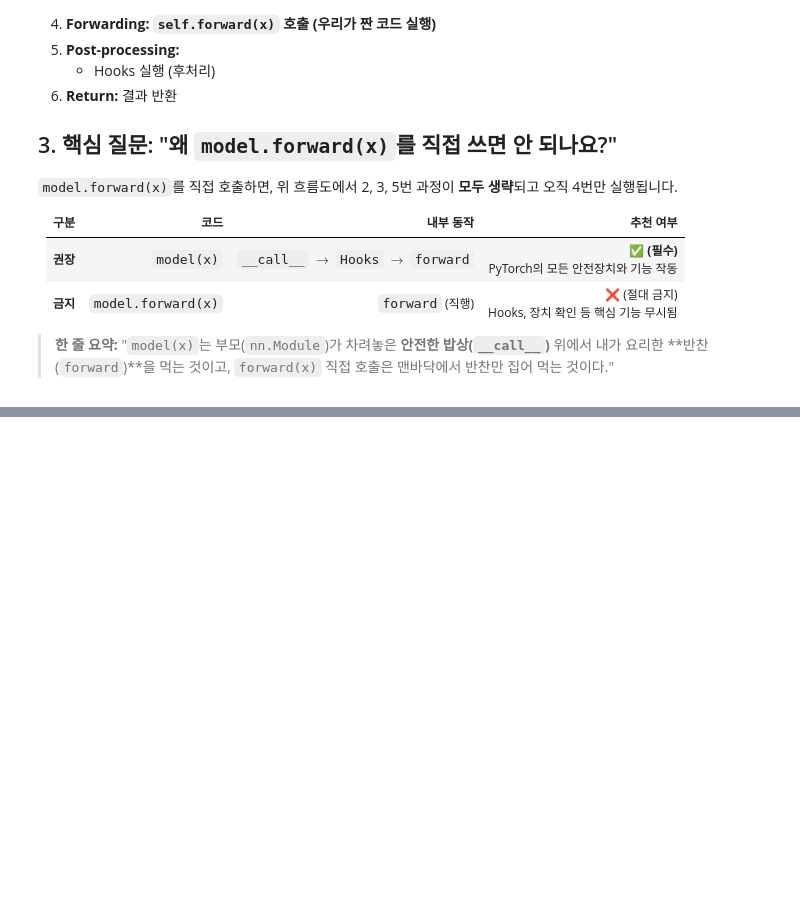
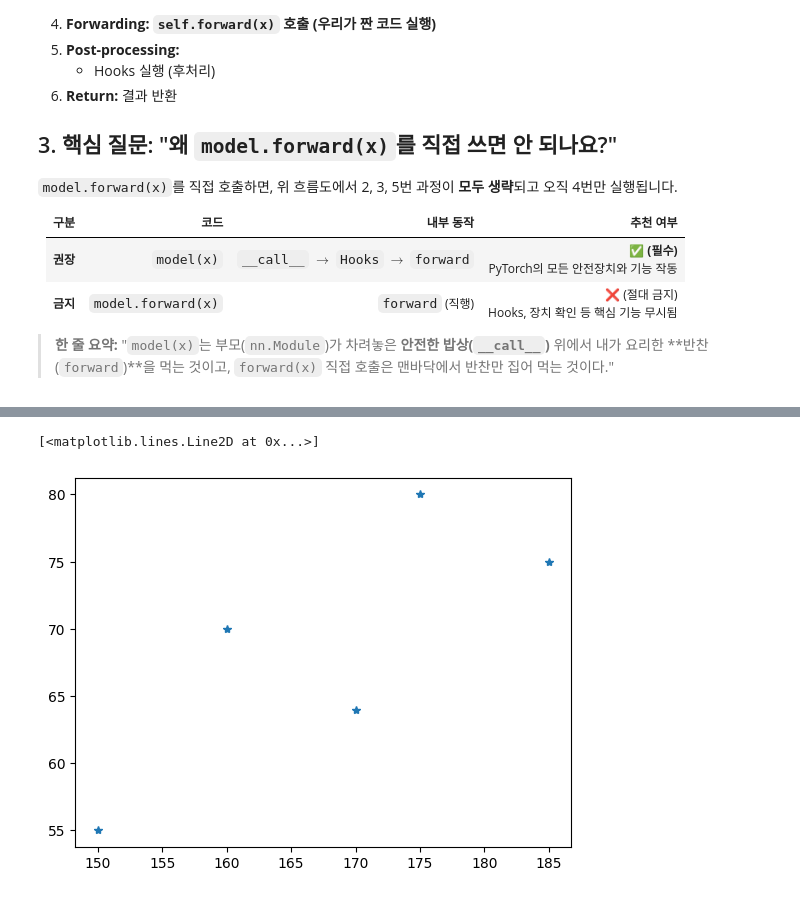
Before and after one commit to hajonghyun/installPytorch_study, a Jupyter notebook: 3_torch_Linear.ipynb, the cells around one changed output, grey strips where cells are left out. Cells and saved outputs as stored; diff of their text form; code cells hidden in the pictures; blank space fills up the shorter version.

```diff
--- a/3_torch_Linear.ipynb
+++ b/3_torch_Linear.ipynb
@@ -523,0 +577,8 @@ class FlowModel(nn.Module):
+# %%
+x=torch.tensor([150,160,170,175,185.]) # 키
+y=torch.tensor([55,70,64,80,75.]) # 몸무게
+N=len(x)
+plt.plot(x,y,'*')
+# %% [output]
+[<matplotlib.lines.Line2D at 0x...>]
+[figure, added]
```
Also changed, not shown: parts of 23 cells of this notebook.
